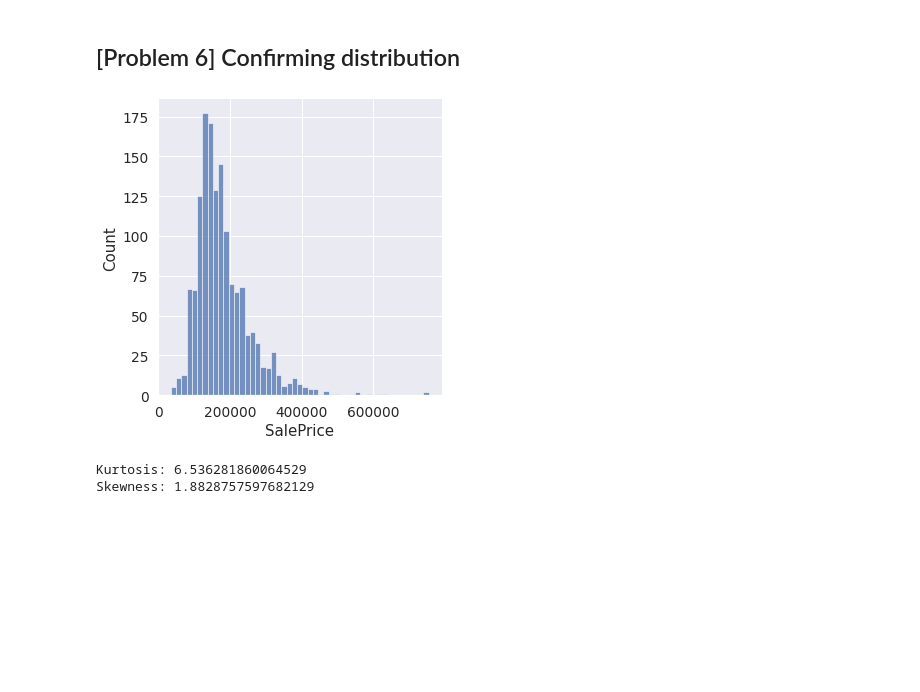
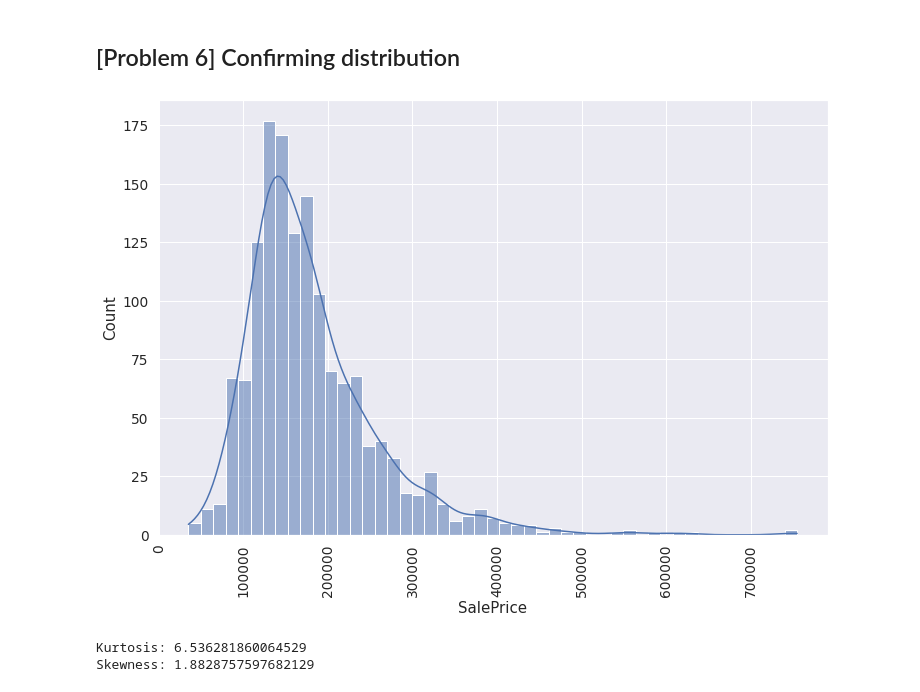
Before and after one commit to ysoseriouz/diveintocode-ml, a Jupyter notebook: ML_week2_preclass_ass2.ipynb, the cells around one changed output. Cells and saved outputs as stored; diff of their text form; code cells hidden in the pictures; blank space fills up the shorter version.

```diff
--- a/ML_week2_preclass_ass2.ipynb
+++ b/ML_week2_preclass_ass2.ipynb
@@ -179,11 +170,13 @@ drop_df = df.drop(columns=missing_features[missing_features['Total'] >= 5].index
 *   Positive skew: reverse of the negative skew (tail is on the right side)
 # %% [markdown]
 ## [Problem 6] Confirming distribution
-# %%
-sns.displot(drop_df['SalePrice'])
-plt.show()
-# %% [output]
-[figure, removed]
+# %%
+plt.figure(figsize=(12, 8))
+plt.xticks(rotation=90)
+ax = sns.histplot(drop_df['SalePrice'], kde=True)
+plt.show()
+# %% [output]
+[figure, added]
 # %%
 print("Kurtosis:", drop_df['SalePrice'].kurtosis())
 print("Skewness:", drop_df['SalePrice'].skew())
```
Also changed, not shown: parts of 3 cells of this notebook.
